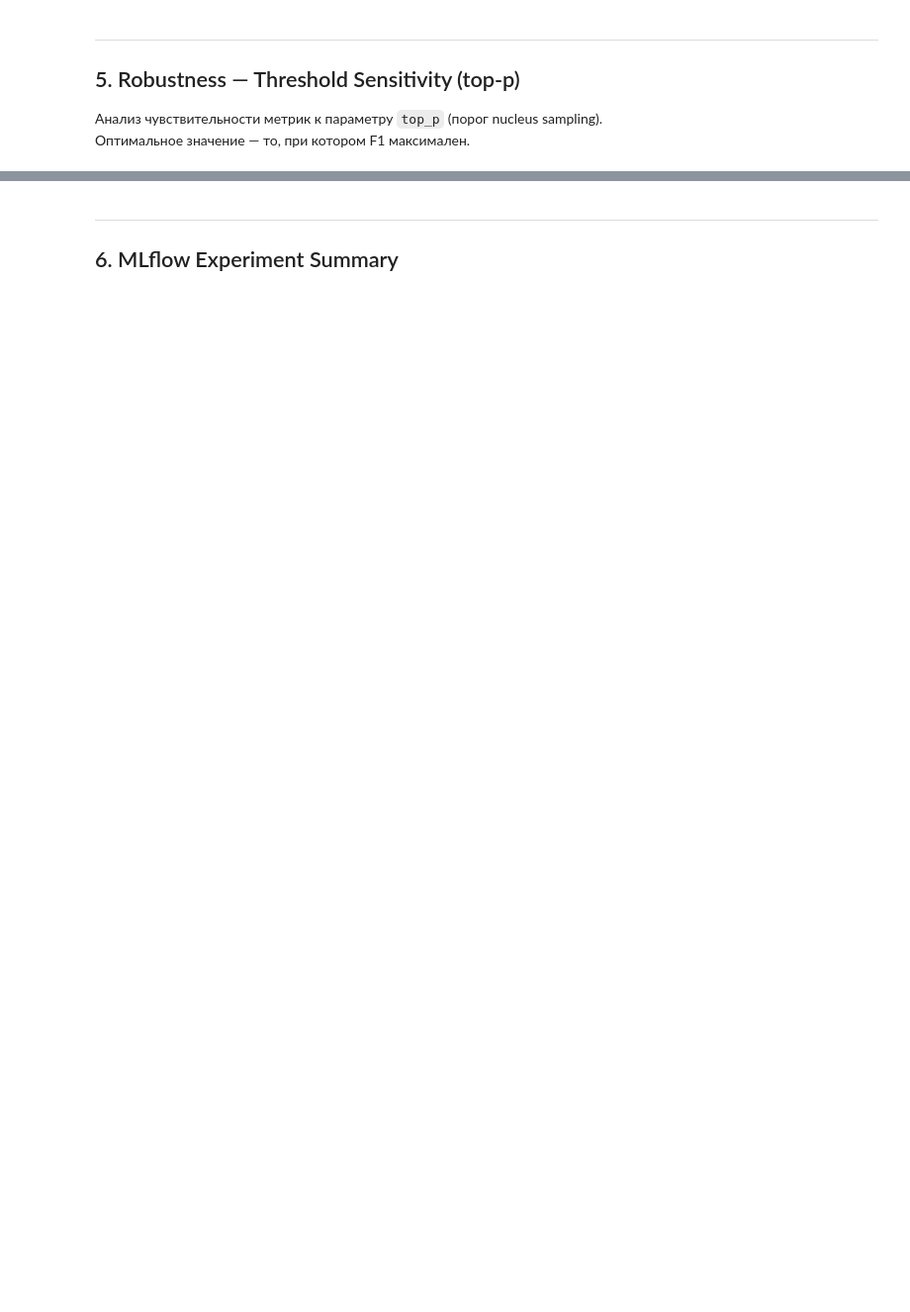
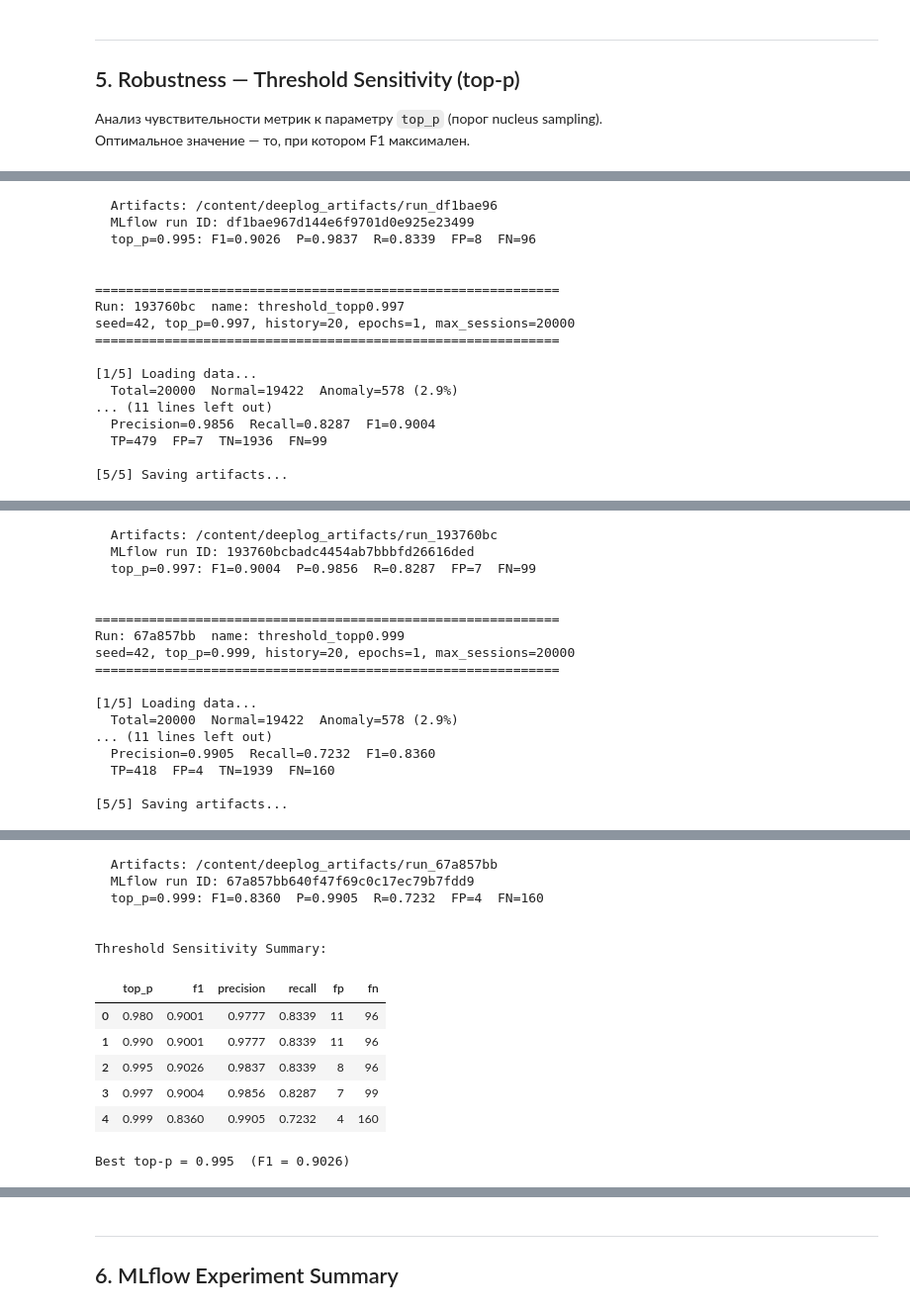
Before and after one commit to r-artyukhov/22-team-project, a Jupyter notebook: MLflow/MLflow_HDFS_Experiments.ipynb, the cells around one changed output, grey strips where cells are left out. Shown at 99% size. Cells and saved outputs as stored; diff of their text form; code cells hidden in the pictures; blank space fills up the shorter version.

Commit message:
mlflow

```diff
--- a/MLflow/MLflow_HDFS_Experiments.ipynb
+++ b/MLflow/MLflow_HDFS_Experiments.ipynb
@@ -1051,14 +1178,14 @@ else:
 
 Три запуска с разными seed-значениями. Используется `max_sessions=20000` для ускорения; для PRD-метрик запускайте без ограничения.
 # %%
-REPRO_SEEDS   = [42, 123, 456]
-REPRO_SESSIONS = 20000   # set to None for full dataset
+REPRO_SEEDS    = [42, 123, 456]
+REPRO_SESSIONS = 20000   # подмножество для скорости
 
 repro_results = []
 for seed in REPRO_SEEDS:
     r = run_experiment(
-        Config(seed=seed, path_epochs=1, top_p=0.997,
-               max_sessions=REPRO_SESSIONS),
+        Config(csv_path=str(DATA_PATH), seed=seed,
+               path_epochs=1, top_p=0.997, max_sessions=REPRO_SESSIONS),
         run_name=f'repro_seed{seed}'
     )
     repro_results.append({
@@ -1074,7 +1201,10 @@ for seed in REPRO_SEEDS:
 
 df_repro = pd.DataFrame(repro_results)
 print('\nReproducibility Summary:')
-display(df_repro[['seed', 'f1', 'precision', 'recall', 'fp', 'fn']])
+try:
+    display(df_repro[['seed', 'f1', 'precision', 'recall', 'fp', 'fn']])
+except Exception:
+    print(df_repro[['seed', 'f1', 'precision', 'recall', 'fp', 'fn']].to_string(index=False))
 print(f"F1:        {df_repro['f1'].mean():.4f} ± {df_repro['f1'].std():.4f}")
 print(f"Precision: {df_repro['precision'].mean():.4f} ± {df_repro['precision'].std():.4f}")
 print(f"Recall:    {df_repro['recall'].mean():.4f} ± {df_repro['recall'].std():.4f}")
@@ -1114,14 +1324,14 @@ print(f'Plot saved: {repro_path}')
 Анализ чувствительности метрик к параметру `top_p` (порог nucleus sampling).
 Оптимальное значение — то, при котором F1 максимален.
 # %%
-TOP_P_VALUES  = [0.980, 0.990, 0.995, 0.997, 0.999]
+TOP_P_VALUES    = [0.980, 0.990, 0.995, 0.997, 0.999]
 THRESH_SESSIONS = 20000
 
 thresh_results = []
 for top_p in TOP_P_VALUES:
     r = run_experiment(
-        Config(seed=42, path_epochs=1, top_p=top_p,
-               max_sessions=THRESH_SESSIONS),
+        Config(csv_path=str(DATA_PATH), seed=42,
+               path_epochs=1, top_p=top_p, max_sessions=THRESH_SESSIONS),
         run_name=f'threshold_topp{top_p:.3f}'
     )
     thresh_results.append({
@@ -1138,8 +1348,12 @@ for top_p in TOP_P_VALUES:
 
 df_thresh = pd.DataFrame(thresh_results)
 print('\nThreshold Sensitivity Summary:')
-display(df_thresh[['top_p', 'f1', 'precision', 'recall', 'fp', 'fn']])
+try:
+    display(df_thresh[['top_p', 'f1', 'precision', 'recall', 'fp', 'fn']])
+except Exception:
+    print(df_thresh[['top_p', 'f1', 'precision', 'recall', 'fp', 'fn']].to_string(index=False))
 
 best_tp_idx = df_thresh['f1'].idxmax()
 best_top_p  = df_thresh.loc[best_tp_idx, 'top_p']
 print(f'\nBest top-p = {best_top_p}  (F1 = {df_thresh.loc[best_tp_idx, "f1"]:.4f})')
+# %% [output]
@@ -1145,0 +1423,17 @@ print(f'\nBest top-p = {best_top_p}  (F1 = {df_thresh.loc[best_tp_idx, "f1"]:.4f
+  Artifacts: /content/deeplog_artifacts/run_df1bae96
+  MLflow run ID: df1bae967d144e6f9701d0e925e23499
+  top_p=0.995: F1=0.9026  P=0.9837  R=0.8339  FP=8  FN=96
+
+
+============================================================
+Run: 193760bc  name: threshold_topp0.997
+seed=42, top_p=0.997, history=20, epochs=1, max_sessions=20000
+============================================================
+
+[1/5] Loading data...
+  Total=20000  Normal=19422  Anomaly=578 (2.9%)
+... (11 lines left out)
+  Precision=0.9856  Recall=0.8287  F1=0.9004
+  TP=479  FP=7  TN=1936  FN=99
+
+[5/5] Saving artifacts...
@@ -1145,0 +1444,17 @@ print(f'\nBest top-p = {best_top_p}  (F1 = {df_thresh.loc[best_tp_idx, "f1"]:.4f
+  Artifacts: /content/deeplog_artifacts/run_193760bc
+  MLflow run ID: 193760bcbadc4454ab7bbbfd26616ded
+  top_p=0.997: F1=0.9004  P=0.9856  R=0.8287  FP=7  FN=99
+
+
+============================================================
+Run: 67a857bb  name: threshold_topp0.999
+seed=42, top_p=0.999, history=20, epochs=1, max_sessions=20000
+============================================================
+
+[1/5] Loading data...
+  Total=20000  Normal=19422  Anomaly=578 (2.9%)
+... (11 lines left out)
+  Precision=0.9905  Recall=0.7232  F1=0.8360
+  TP=418  FP=4  TN=1939  FN=160
+
+[5/5] Saving artifacts...
@@ -1146,3 +1465,16 @@ print(f'\nBest top-p = {best_top_p}  (F1 = {df_thresh.loc[best_tp_idx, "f1"]:.4f
+  Artifacts: /content/deeplog_artifacts/run_67a857bb
+  MLflow run ID: 67a857bb640f47f69c0c17ec79b7fdd9
+  top_p=0.999: F1=0.8360  P=0.9905  R=0.7232  FP=4  FN=160
+
+
+Threshold Sensitivity Summary:
+|  | top_p | f1 | precision | recall | fp | fn |
+| 0 | 0.980 | 0.9001 | 0.9777 | 0.8339 | 11 | 96 |
+| 1 | 0.990 | 0.9001 | 0.9777 | 0.8339 | 11 | 96 |
+| 2 | 0.995 | 0.9026 | 0.9837 | 0.8339 | 8 | 96 |
+| 3 | 0.997 | 0.9004 | 0.9856 | 0.8287 | 7 | 99 |
+| 4 | 0.999 | 0.8360 | 0.9905 | 0.7232 | 4 | 160 |
+Best top-p = 0.995  (F1 = 0.9026)
 # %%
 # Threshold sensitivity plots
 fig, axes = plt.subplots(1, 2, figsize=(13, 5))
```
Also changed, not shown: parts of 16 cells of this notebook.
